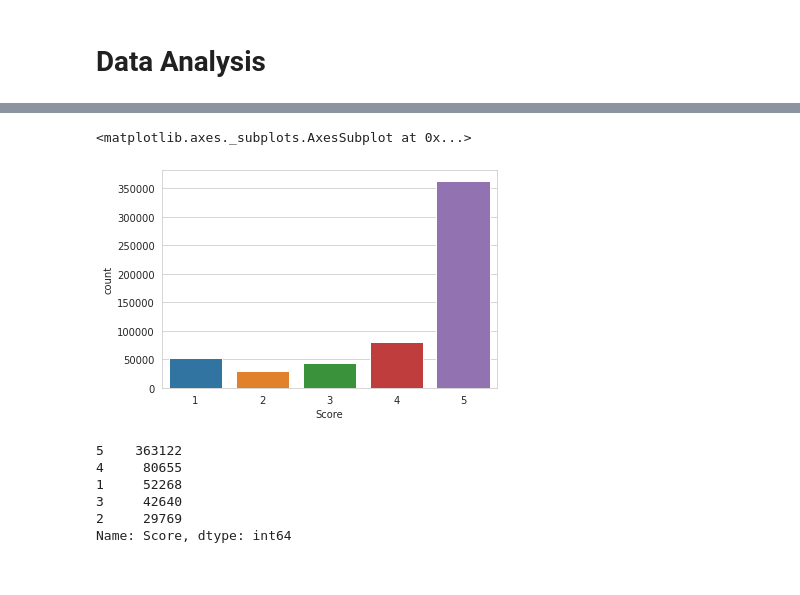
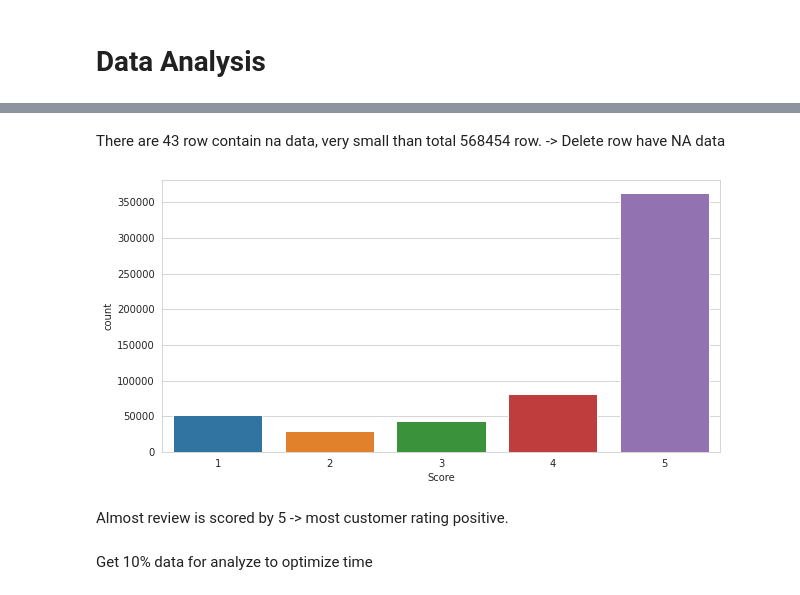
Before and after one commit to truongthuanr/self-learning-project, a Jupyter notebook: 05_SentimentAnalysis.ipynb, the cells around one changed output, grey strips where cells are left out. Drawn from its saved outputs; the diff is of its cells as text; code cells hidden in the pictures.

```diff
--- a/05_SentimentAnalysis.ipynb
+++ b/05_SentimentAnalysis.ipynb
@@ -18,4 +18,4 @@
 # %%
 import pandas as pd
 # %%
-df = pd.read_csv("/content/drive/MyDrive/01_Personal/01_Study/01_ML/03_FoodReviews/Dataset/Reviews.csv")
+df_org = pd.read_csv("/content/drive/MyDrive/01_Personal/01_Study/01_ML/03_FoodReviews/Dataset/Reviews.csv")
@@ -37,0 +94,2 @@ import plotly.express as px
+# %% [markdown]
+There are 43 row contain na data, very small than total 568454 row. -> Delete row have NA data
@@ -38,16 +98,11 @@ import plotly.express as px
 # %%
 # Check product score
+fig = plt.figure(figsize=(10,5))
 sns.set_style("whitegrid")
-sns.countplot(x=df["Score"])
+ax = sns.countplot(x=df["Score"])
 # %% [output]
-<matplotlib.axes._subplots.AxesSubplot at 0x...>
-[figure, old version]
+[figure, new version]
-# %%
-df["Score"].value_counts()
-# %% [output]
-5    363122
-4     80655
-1     52268
-3     42640
-2     29769
-Name: Score, dtype: int64
+# %% [markdown]
+Almost review is scored by 5 -> most customer rating positive.
+# %% [markdown]
+Get 10% data for analyze to optimize time
```
Also changed, not shown: parts of 12 cells of this notebook.
